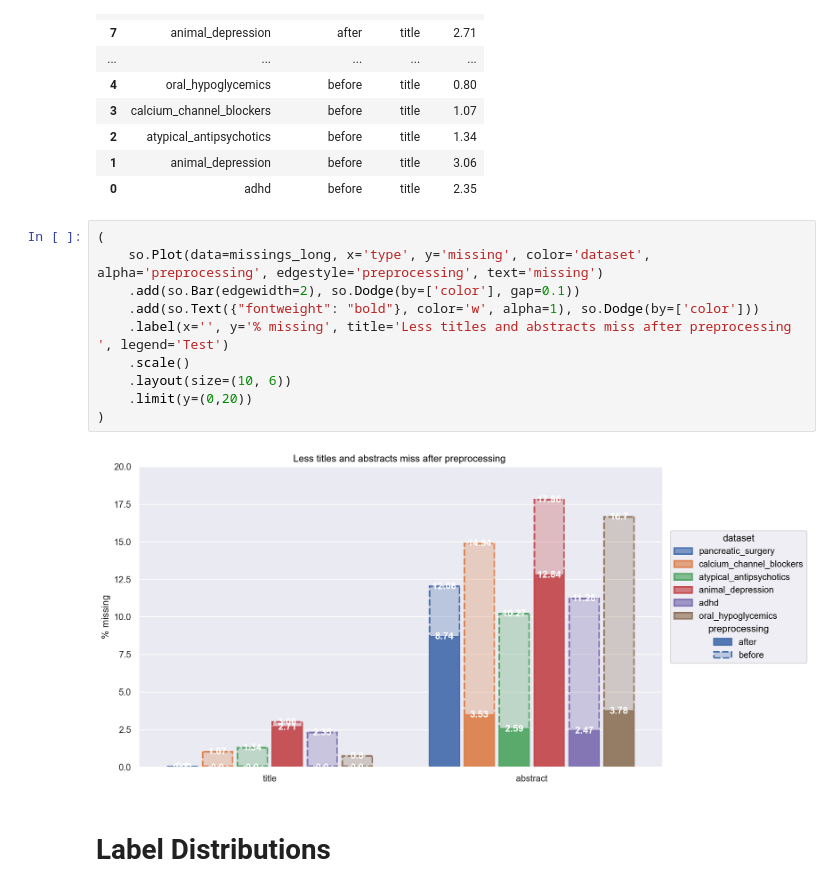
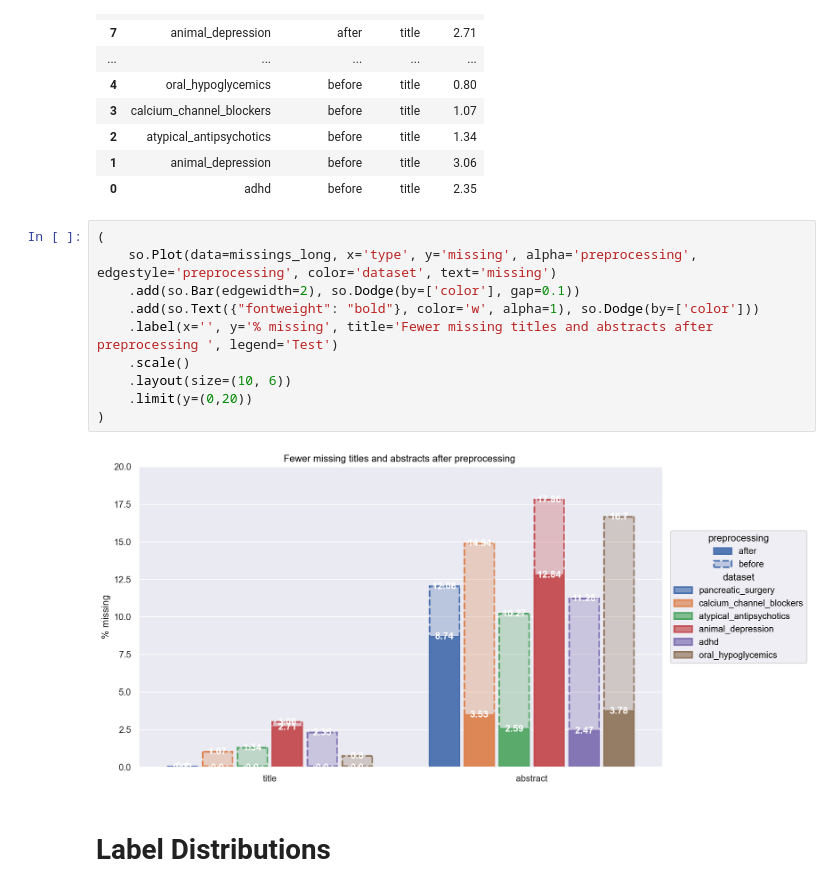
Before and after one commit to MarcoAigner/automated_title_abstract_screening, a Jupyter notebook: chapters/notebooks/3_2_preparation/3_2_2_analysis/3_2_2_analysis.ipynb, the cells around one changed output. Drawn from its saved outputs; the diff is of its cells as text.

Commit message:
missing_value_distributions

```diff
--- a/chapters/notebooks/3_2_preparation/3_2_2_analysis/3_2_2_analysis.ipynb
+++ b/chapters/notebooks/3_2_preparation/3_2_2_analysis/3_2_2_analysis.ipynb
@@ -296,16 +309,16 @@ missings_long
 | 0 | adhd | before | title | 2.35 |
 # %%
 (
-    so.Plot(data=missings_long, x='type', y='missing', color='dataset', alpha='preprocessing', edgestyle='preprocessing', text='missing')
+    so.Plot(data=missings_long, x='type', y='missing', alpha='preprocessing', edgestyle='preprocessing', color='dataset', text='missing')
     .add(so.Bar(edgewidth=2), so.Dodge(by=['color'], gap=0.1))
     .add(so.Text({"fontweight": "bold"}, color='w', alpha=1), so.Dodge(by=['color']))
-    .label(x='', y='% missing', title='Less titles and abstracts miss after preprocessing ', legend='Test')
+    .label(x='', y='% missing', title='Fewer missing titles and abstracts after preprocessing ', legend='Test')
     .scale()
     .layout(size=(10, 6))
     .limit(y=(0,20))
 )
 # %% [output]
-[figure, old version]
+[figure, new version]
 # %% [markdown]
 # Label Distributions
 # %%
```
Also changed, not shown: parts of 17 cells of this notebook.
